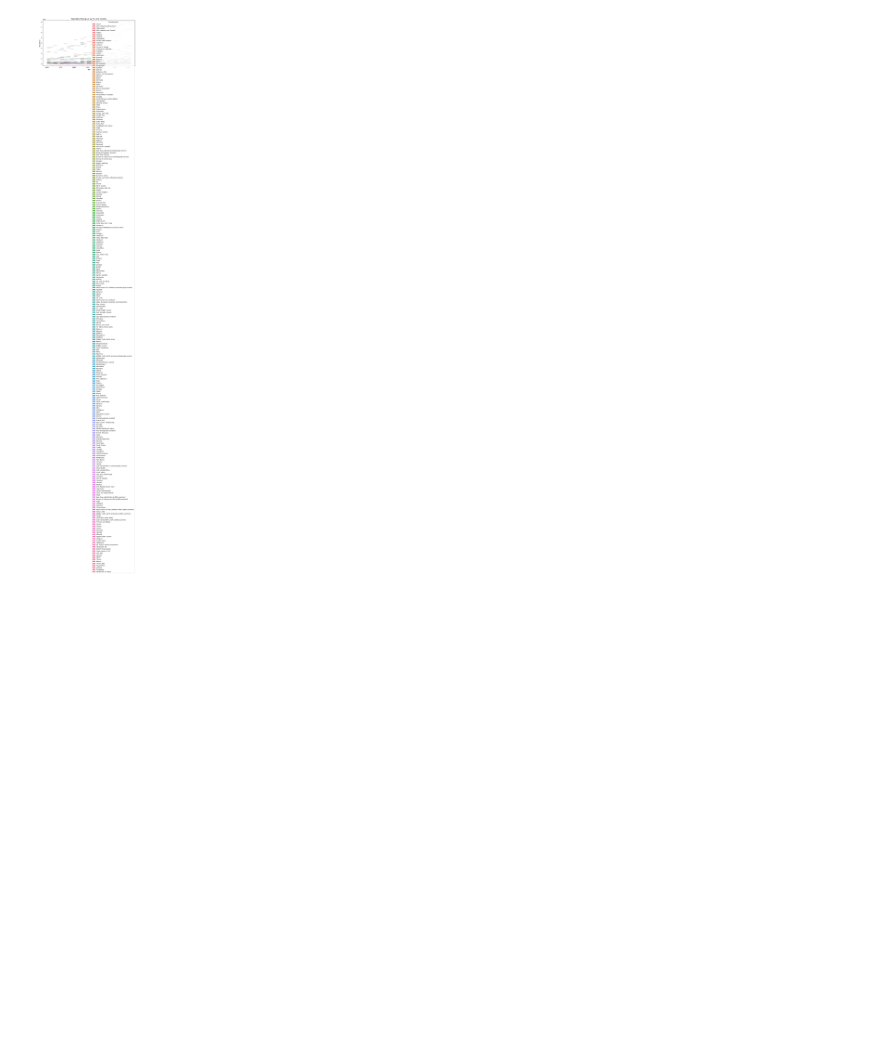
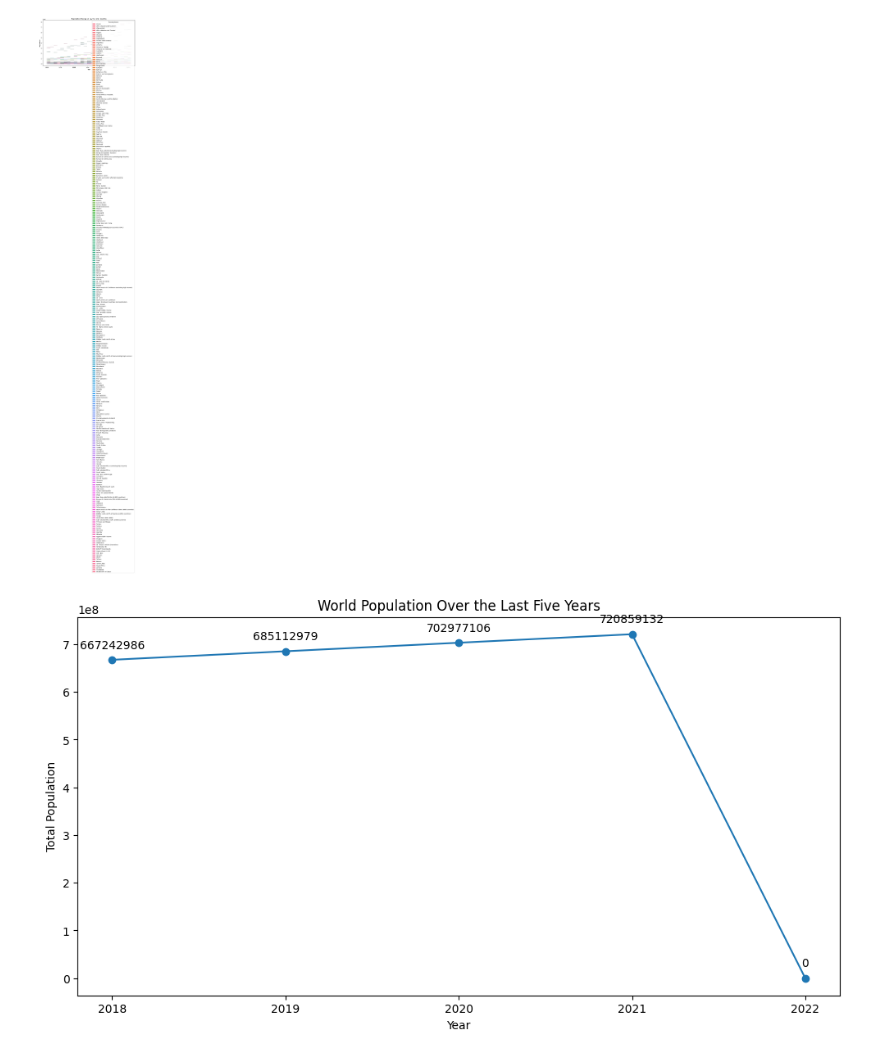
Before and after one commit to LikhitaMagar01/Data-Visualization-using-Histogram, a Jupyter notebook: task_1.ipynb, the cells around one changed output. Saved outputs shown, nothing was run; the diff lists cells and outputs as text; code cells hidden in the pictures; blank space fills up the shorter version.

Commit message:
fix: show population over year

```diff
--- a/task_1.ipynb
+++ b/task_1.ipynb
@@ -28,3 +30,30 @@ Index(['Country Name', 'Country Code', 'Indicator Name', 'Indicator Code',
        'Unnamed: 67'],
       dtype='object')
 [figure]
+# %%
+# extracting world population of last five years
+
+import pandas as pd
+import matplotlib.pyplot as plt
+
+df = pd.read_csv('API_SP.POP.TOTL_DS2_en_csv_v2_6298256.csv', skiprows=3, header=0)
+
+# Extracting years
+years = df.columns[4:-1]
+
+# Extracting world population for the last five years and replacing NaN with zeros
+world_population_last_five_years = df.iloc[1, -5:].fillna(0).astype(int)
+
+plt.figure(figsize=(12, 6))
+plt.plot(years[-5:], world_population_last_five_years, marker='o', linestyle='-')
+plt.title('World Population Over the Last Five Years')
+plt.xlabel('Year')
+plt.ylabel('Total Population')
+
+# Adding annotations for each point
+for i, txt in enumerate(world_population_last_five_years):
+    plt.annotate(txt, (years[-5:][i], world_population_last_five_years[i]), textcoords="offset points", xytext=(0,10), ha='center')
+
+plt.show()
+# %% [output]
+[figure, added]
```
Also changed, not shown: parts of 2 cells of this notebook.
